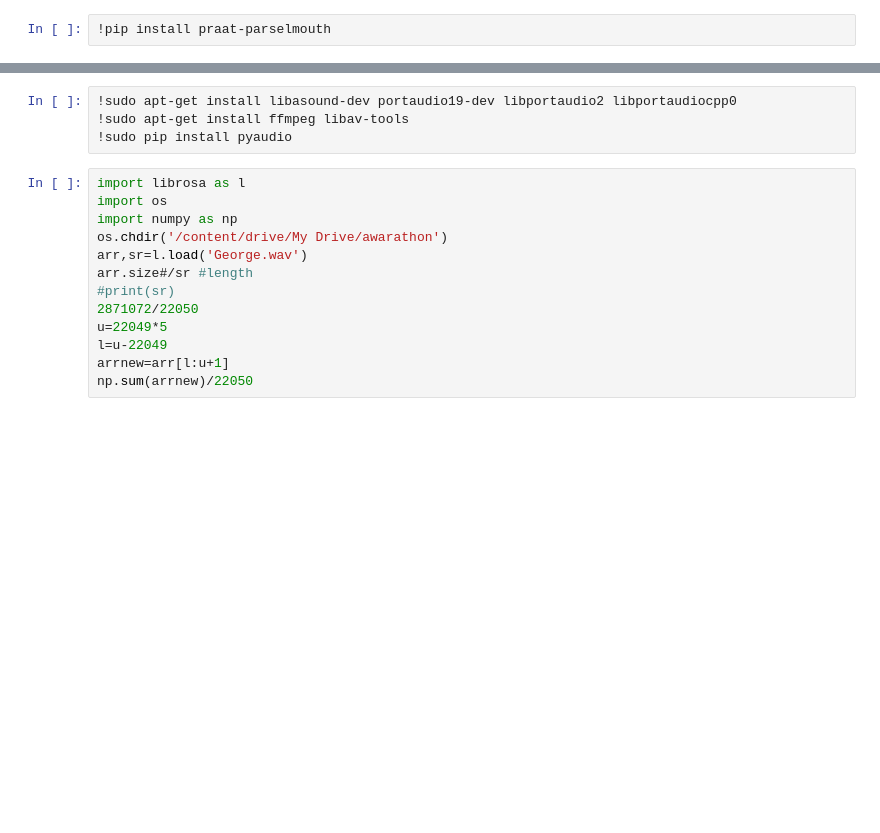
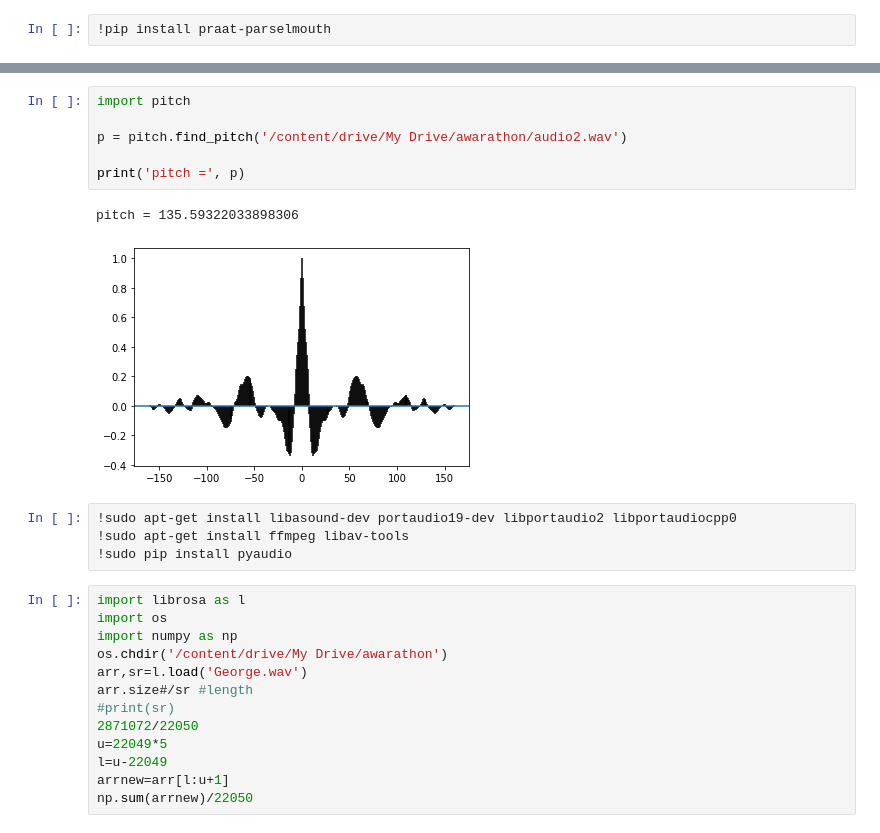
Before and after one commit to gunisha30/Codes, a Jupyter notebook: Copy_of_audio2.ipynb, the cells around one changed output, grey strips where cells are left out. Saved outputs shown, nothing was run; the diff lists cells and outputs as text; blank space fills up the shorter version.

```diff
--- a/Copy_of_audio2.ipynb
+++ b/Copy_of_audio2.ipynb
@@ -5,3 +12,12 @@
+# %%
+import pitch
+
+p = pitch.find_pitch('/content/drive/My Drive/awarathon/audio2.wav')
+
+print('pitch =', p)
+# %% [output]
+pitch = 135.59322033898306
+[figure, added]
 # %%
 !sudo apt-get install libasound-dev portaudio19-dev libportaudio2 libportaudiocpp0
 !sudo apt-get install ffmpeg libav-tools
```
Also changed, not shown: parts of 4 cells of this notebook.
